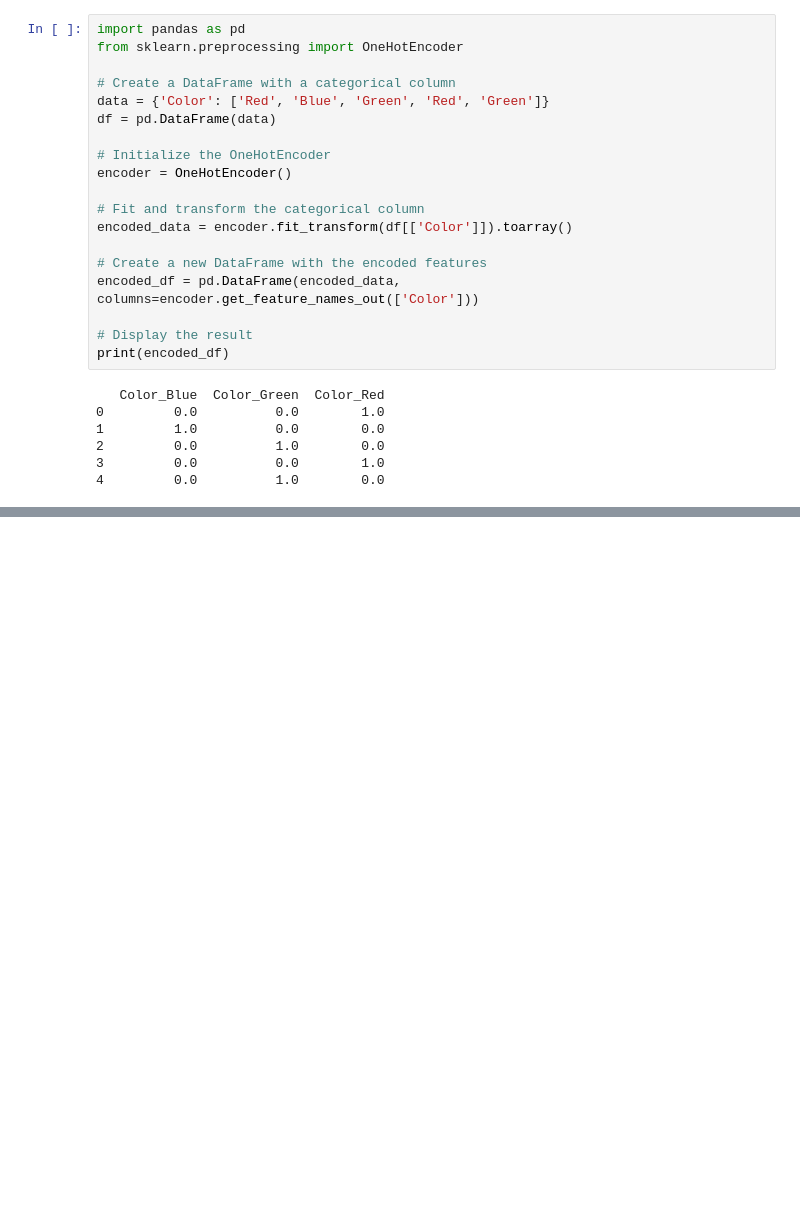
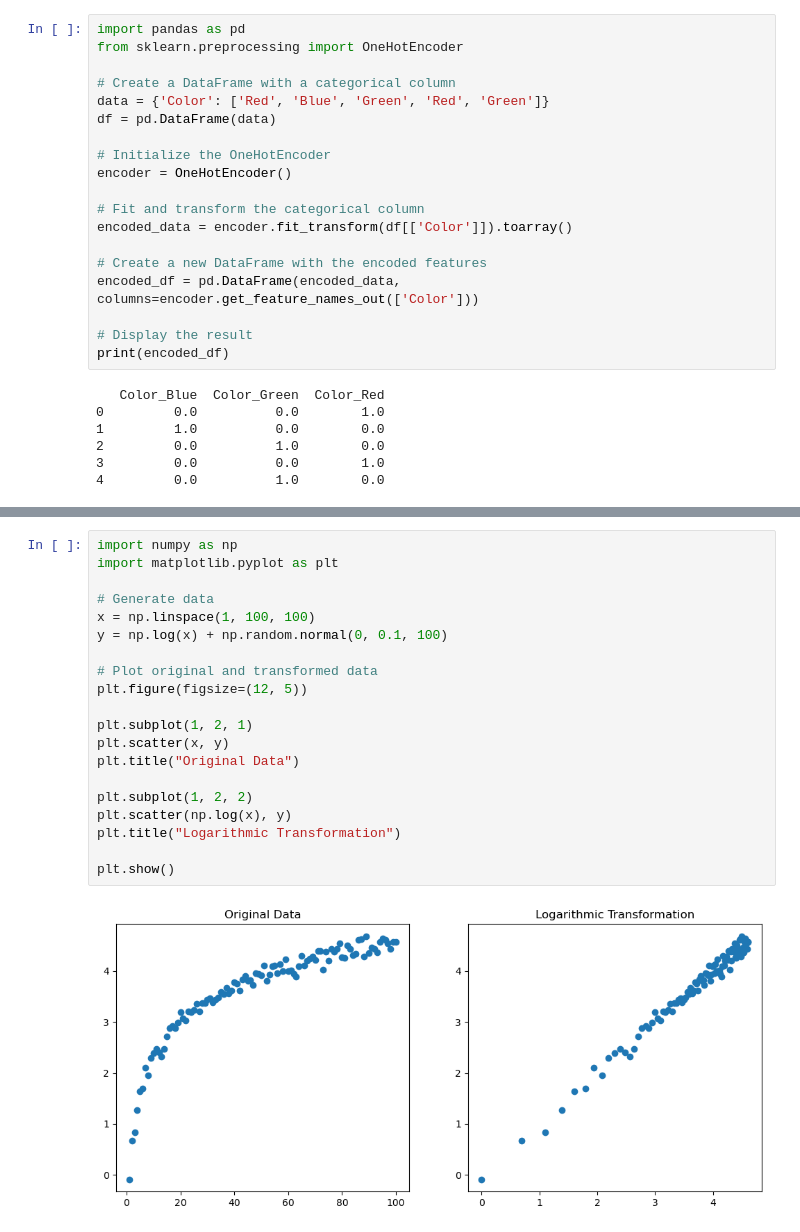
Before and after one commit to Juan-Mendoza00/introduction_to_ml, a Jupyter notebook: 04-Feature_Engineering.ipynb, the cells around one changed output, grey strips where cells are left out. Saved outputs shown, nothing was run; the diff lists cells and outputs as text; blank space fills up the shorter version.

```diff
--- a/04-Feature_Engineering.ipynb
+++ b/04-Feature_Engineering.ipynb
@@ -56,0 +121,22 @@ print(encoded_df)
+# %%
+import numpy as np
+import matplotlib.pyplot as plt
+
+# Generate data
+x = np.linspace(1, 100, 100)
+y = np.log(x) + np.random.normal(0, 0.1, 100)
+
+# Plot original and transformed data
+plt.figure(figsize=(12, 5))
+
+plt.subplot(1, 2, 1)
+plt.scatter(x, y)
+plt.title("Original Data")
+
+plt.subplot(1, 2, 2)
+plt.scatter(np.log(x), y)
+plt.title("Logarithmic Transformation")
+
+plt.show()
+# %% [output]
+[figure, added]
```
Also changed, not shown: parts of 1 cell of this notebook.
